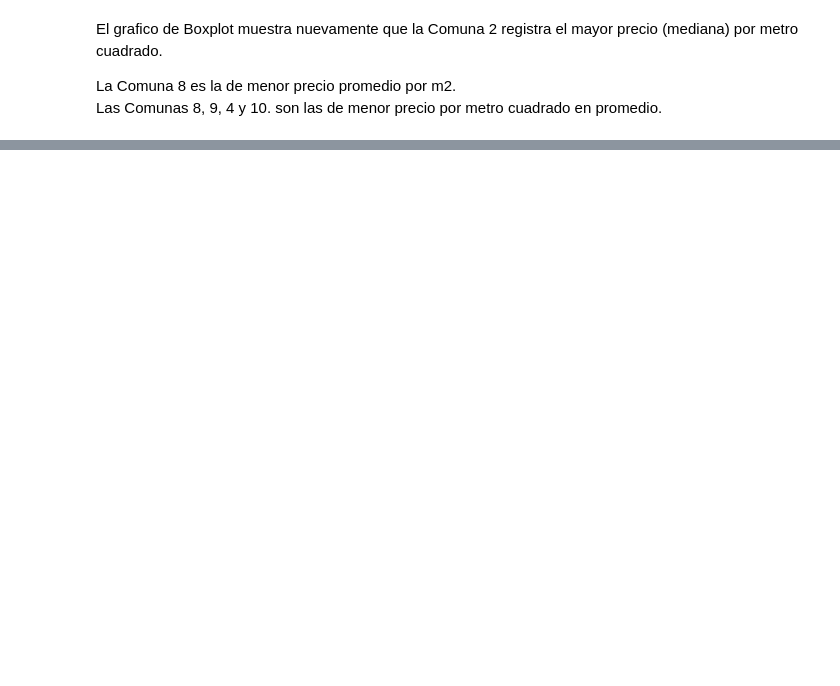
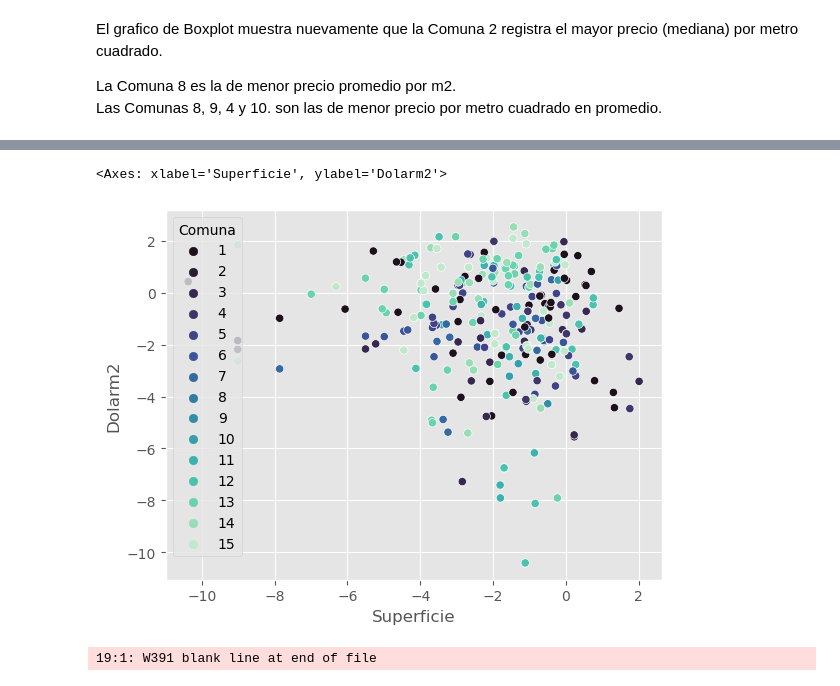
Before and after one commit to Sonia-deleo/Terrenos_CABA, a Jupyter notebook: Terrenos CABA_final.ipynb, the cells around one changed output, grey strips where cells are left out. Saved outputs shown, nothing was run; the diff lists cells and outputs as text; code cells hidden in the pictures; blank space fills up the shorter version.

```diff
--- a/Terrenos CABA_final.ipynb
+++ b/Terrenos CABA_final.ipynb
@@ -564,0 +658,25 @@ comunas_precio.sort_values(by='Dolarm2', ascending=True).head(4)
+# %%
+from sklearn.preprocessing import StandardScaler
+scaler = StandardScaler()
+
+columns_scaler = ['Superficie', 'Dolarm2', 'Preciousd']
+df_dolar_std = scaler.fit_transform(df_dolar_f.loc[:, columns_scaler])
+df_dolar_std = pd.DataFrame(df_dolar_std, index=df_dolar_f.index,
+                            columns=columns_scaler)
+
+df_dolar_std.head()
+df_dolar_std['Comuna'] = df_dolar_f['Comuna']
+df_dolar_std['Barrio'] = df_dolar_f['Barrio']
+df_dolar_std.head()
+
+
+# Data transformation to check separation of observations
+df_dolar_std['Superficie'] = np.log2(df_dolar_std['Superficie'])
+df_dolar_std['Dolarm2'] = np.log2(df_dolar_std['Dolarm2'])
+
+sns.scatterplot(x='Superficie', y='Dolarm2', data=df_dolar_std,
+                hue='Comuna', palette=sns.color_palette('mako', 15))
+# %% [output]
+<Axes: xlabel='Superficie', ylabel='Dolarm2'>
+[figure, added]
+19:1: W391 blank line at end of file
```
Also changed, not shown: parts of 37 cells of this notebook.
